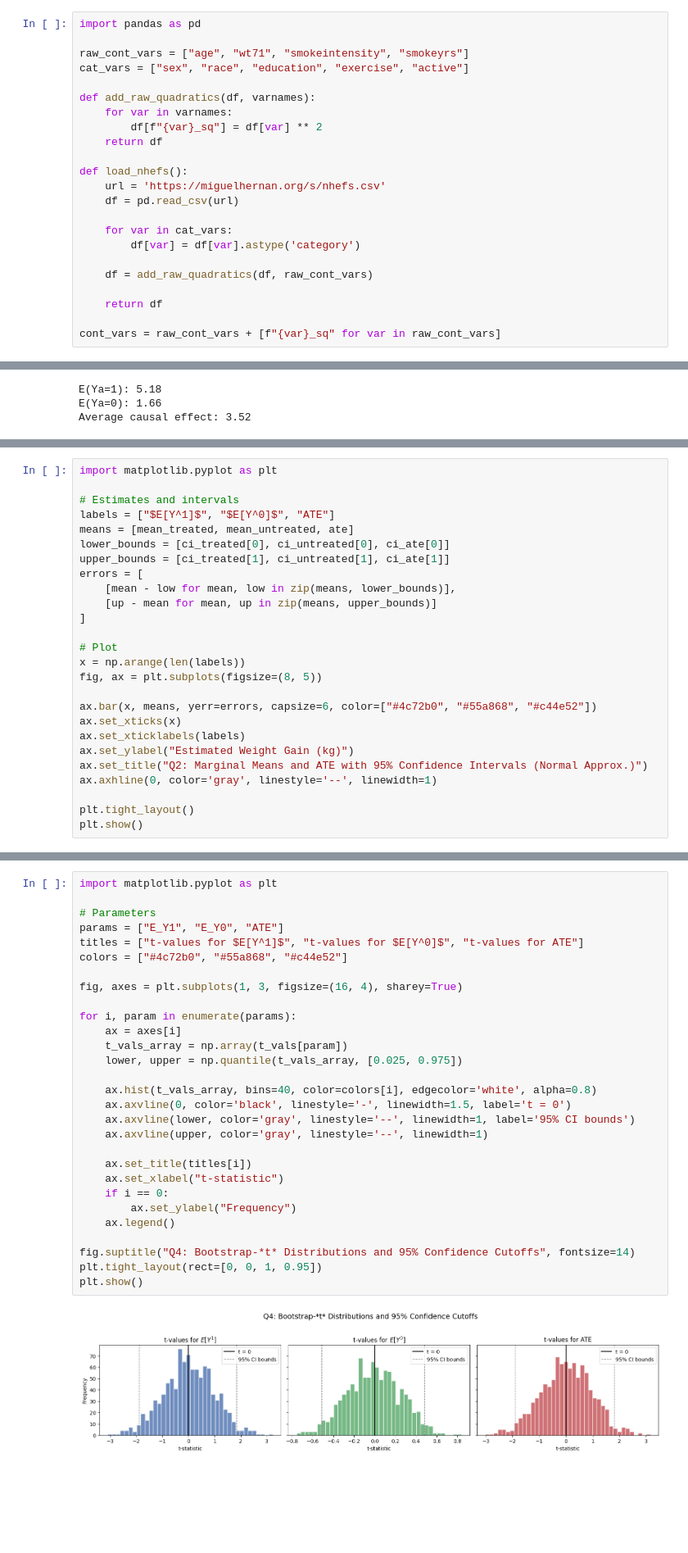
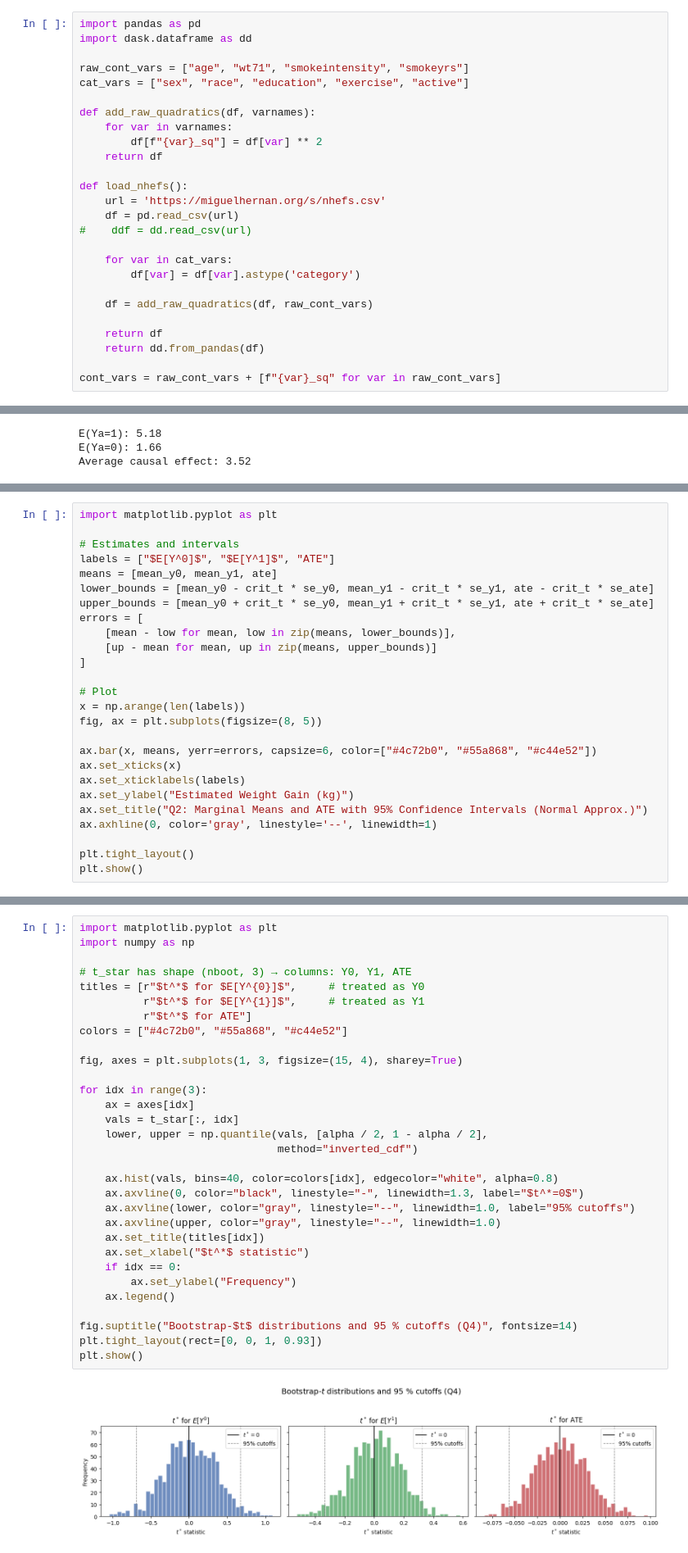
Before and after one commit to tommycarstensen/causality, a Jupyter notebook: chapter13.ipynb, the cells around one changed output, grey strips where cells are left out. Shown: that part at 82% size. Cells and saved outputs as stored; diff of their text form; blank space fills up the shorter version.

```diff
--- a/chapter13.ipynb
+++ b/chapter13.ipynb
@@ -12,6 +12,7 @@
 ## Functions
 # %%
 import pandas as pd
+import dask.dataframe as dd
 
 raw_cont_vars = ["age", "wt71", "smokeintensity", "smokeyrs"]
 cat_vars = ["sex", "race", "education", "exercise", "active"]
@@ -24,6 +25,7 @@ def add_raw_quadratics(df, varnames):
 def load_nhefs():
     url = 'https://miguelhernan.org/s/nhefs.csv'
     df = pd.read_csv(url)
+#    ddf = dd.read_csv(url)
 
     for var in cat_vars:
         df[var] = df[var].astype('category')
@@ -31,6 +33,7 @@ def load_nhefs():
     df = add_raw_quadratics(df, raw_cont_vars)
 
     return df
+    return dd.from_pandas(df)
 
 cont_vars = raw_cont_vars + [f"{var}_sq" for var in raw_cont_vars]
 # %% [markdown]
@@ -203,10 +198,10 @@ ATE         = 5.11 (95% CI: -4.51, 14.72)
 import matplotlib.pyplot as plt
 
 # Estimates and intervals
-labels = ["$E[Y^1]$", "$E[Y^0]$", "ATE"]
-means = [mean_treated, mean_untreated, ate]
-lower_bounds = [ci_treated[0], ci_untreated[0], ci_ate[0]]
-upper_bounds = [ci_treated[1], ci_untreated[1], ci_ate[1]]
+labels = ["$E[Y^0]$", "$E[Y^1]$", "ATE"]
+means = [mean_y0, mean_y1, ate]
+lower_bounds = [mean_y0 - crit_t * se_y0, mean_y1 - crit_t * se_y1, ate - crit_t * se_ate]
+upper_bounds = [mean_y0 + crit_t * se_y0, mean_y1 + crit_t * se_y1, ate + crit_t * se_ate]
 errors = [
     [mean - low for mean, low in zip(means, lower_bounds)],
     [up - mean for mean, up in zip(means, upper_bounds)]
@@ -420,31 +447,33 @@ ATE   : 5.11 (95% CI: -3.72, 14.45)
 # %%
 import matplotlib.pyplot as plt
+import numpy as np
 
-# Parameters
-params = ["E_Y1", "E_Y0", "ATE"]
-titles = ["t-values for $E[Y^1]$", "t-values for $E[Y^0]$", "t-values for ATE"]
+# t_star has shape (nboot, 3) → columns: Y0, Y1, ATE
+titles = [r"$t^*$ for $E[Y^{0}]$",     # treated as Y0
+          r"$t^*$ for $E[Y^{1}]$",     # treated as Y1
+          r"$t^*$ for ATE"]
 colors = ["#4c72b0", "#55a868", "#c44e52"]
 
-fig, axes = plt.subplots(1, 3, figsize=(16, 4), sharey=True)
+fig, axes = plt.subplots(1, 3, figsize=(15, 4), sharey=True)
 
-for i, param in enumerate(params):
-    ax = axes[i]
-    t_vals_array = np.array(t_vals[param])
-    lower, upper = np.quantile(t_vals_array, [0.025, 0.975])
+for idx in range(3):
+    ax = axes[idx]
+    vals = t_star[:, idx]
+    lower, upper = np.quantile(vals, [alpha / 2, 1 - alpha / 2],
+                               method="inverted_cdf")
 
-    ax.hist(t_vals_array, bins=40, color=colors[i], edgecolor='white', alpha=0.8)
-    ax.axvline(0, color='black', linestyle='-', linewidth=1.5, label='t = 0')
-    ax.axvline(lower, color='gray', linestyle='--', linewidth=1, label='95% CI bounds')
-    ax.axvline(upper, color='gray', linestyle='--', linewidth=1)
-
-    ax.set_title(titles[i])
-    ax.set_xlabel("t-statistic")
-    if i == 0:
+    ax.hist(vals, bins=40, color=colors[idx], edgecolor="white", alpha=0.8)
+    ax.axvline(0, color="black", linestyle="-", linewidth=1.3, label="$t^*=0$")
+    ax.axvline(lower, color="gray", linestyle="--", linewidth=1.0, label="95% cutoffs")
+    ax.axvline(upper, color="gray", linestyle="--", linewidth=1.0)
+    ax.set_title(titles[idx])
+    ax.set_xlabel("$t^*$ statistic")
+    if idx == 0:
         ax.set_ylabel("Frequency")
     ax.legend()
 
-fig.suptitle("Q4: Bootstrap-*t* Distributions and 95% Confidence Cutoffs", fontsize=14)
-plt.tight_layout(rect=[0, 0, 1, 0.95])
+fig.suptitle("Bootstrap-$t$ distributions and 95 % cutoffs (Q4)", fontsize=14)
+plt.tight_layout(rect=[0, 0, 1, 0.93])
 plt.show()
 # %% [output]
-[figure, old version]
+[figure, new version]
```
Also changed, not shown: parts of 23 cells of this notebook.
